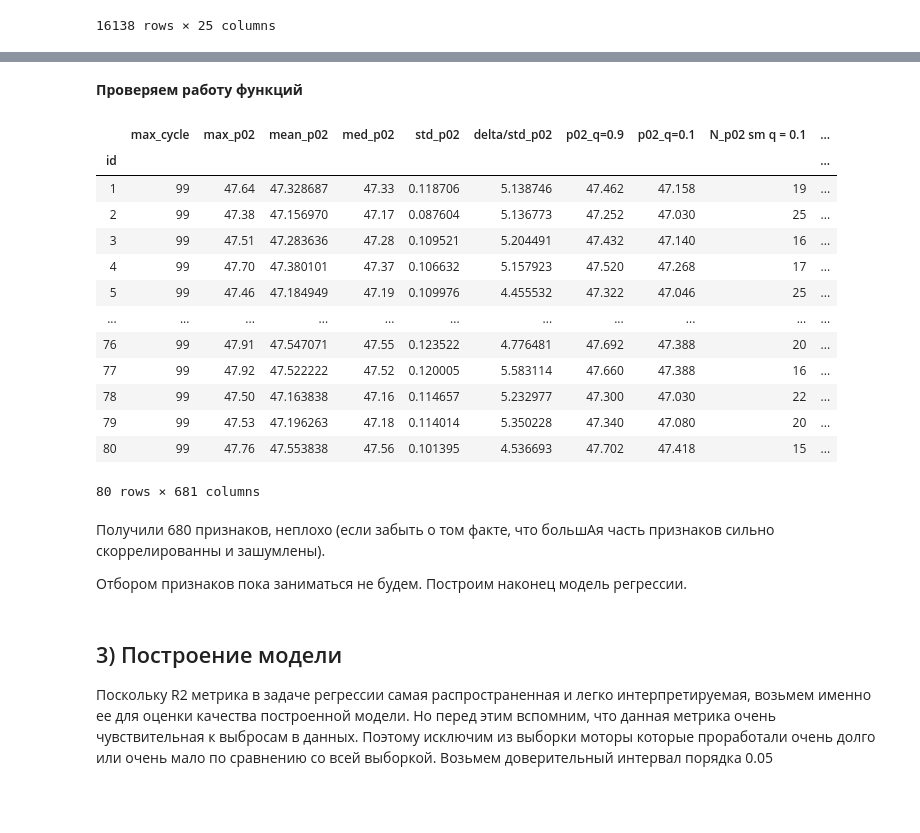
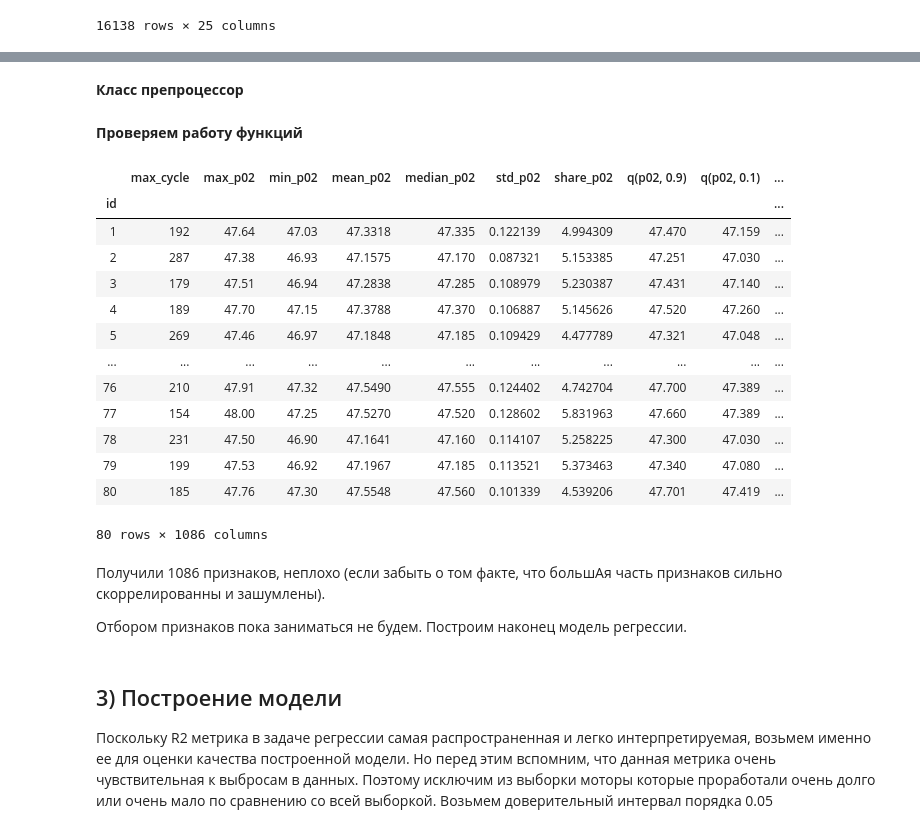
Before and after one commit to lasados/Break-prediction.-Engines, a Jupyter notebook: Crash prediction.ipynb, the cells around one changed output, grey strips where cells are left out. Saved outputs shown, nothing was run; the diff lists cells and outputs as text; code cells hidden in the pictures; blank space fills up the shorter version.

```diff
--- a/Crash prediction.ipynb
+++ b/Crash prediction.ipynb
@@ -73,7 +72,0 @@ data_raw
-# %%
-# Delete const
-for column in data_raw.columns:
-    # If only one unique in column -> delete column
-    if len(data_raw[column].unique())==1:
-        data_raw.drop(columns=column, inplace=True)
-data_raw.shape
@@ -226,0 +89,2 @@ def create_df(cycles=100, full_cycles=False, columns=data_raw.columns[:]):
+# %% [markdown]
+**Класс препроцессор**
@@ -227,24 +203,26 @@ def create_df(cycles=100, full_cycles=False, columns=data_raw.columns[:]):
 # %% [markdown]
 **Проверяем работу функций**
-# %%
-create_df()
-# %% [output]
-|  | max_cycle | max_p02 | mean_p02 | med_p02 | std_p02 | delta/std_p02 | p02_q=0.9 | p02_q=0.1 | N_p02 sm q = 0.1 | ... |
-| id |  |  |  |  |  |  |  |  |  | ... |
-| 1 | 99 | 47.64 | 47.328687 | 47.33 | 0.118706 | 5.138746 | 47.462 | 47.158 | 19 | ... |
-| 2 | 99 | 47.38 | 47.156970 | 47.17 | 0.087604 | 5.136773 | 47.252 | 47.030 | 25 | ... |
-| 3 | 99 | 47.51 | 47.283636 | 47.28 | 0.109521 | 5.204491 | 47.432 | 47.140 | 16 | ... |
-| 4 | 99 | 47.70 | 47.380101 | 47.37 | 0.106632 | 5.157923 | 47.520 | 47.268 | 17 | ... |
-| 5 | 99 | 47.46 | 47.184949 | 47.19 | 0.109976 | 4.455532 | 47.322 | 47.046 | 25 | ... |
-| ... | ... | ... | ... | ... | ... | ... | ... | ... | ... | ... |
-| 76 | 99 | 47.91 | 47.547071 | 47.55 | 0.123522 | 4.776481 | 47.692 | 47.388 | 20 | ... |
-| 77 | 99 | 47.92 | 47.522222 | 47.52 | 0.120005 | 5.583114 | 47.660 | 47.388 | 16 | ... |
-| 78 | 99 | 47.50 | 47.163838 | 47.16 | 0.114657 | 5.232977 | 47.300 | 47.030 | 22 | ... |
-| 79 | 99 | 47.53 | 47.196263 | 47.18 | 0.114014 | 5.350228 | 47.340 | 47.080 | 20 | ... |
-| 80 | 99 | 47.76 | 47.553838 | 47.56 | 0.101395 | 4.536693 | 47.702 | 47.418 | 15 | ... |
-80 rows × 681 columns
+# %%
+pr = WindowPreprocessor(data_raw, window_length=100)
+check_data = pr.fit_transform()
+check_data
+# %% [output]
+|  | max_cycle | max_p02 | min_p02 | mean_p02 | median_p02 | std_p02 | share_p02 | q(p02, 0.9) | q(p02, 0.1) | ... |
+| id |  |  |  |  |  |  |  |  |  | ... |
+| 1 | 192 | 47.64 | 47.03 | 47.3318 | 47.335 | 0.122139 | 4.994309 | 47.470 | 47.159 | ... |
+| 2 | 287 | 47.38 | 46.93 | 47.1575 | 47.170 | 0.087321 | 5.153385 | 47.251 | 47.030 | ... |
+| 3 | 179 | 47.51 | 46.94 | 47.2838 | 47.285 | 0.108979 | 5.230387 | 47.431 | 47.140 | ... |
+| 4 | 189 | 47.70 | 47.15 | 47.3788 | 47.370 | 0.106887 | 5.145626 | 47.520 | 47.260 | ... |
+| 5 | 269 | 47.46 | 46.97 | 47.1848 | 47.185 | 0.109429 | 4.477789 | 47.321 | 47.048 | ... |
+| ... | ... | ... | ... | ... | ... | ... | ... | ... | ... | ... |
+| 76 | 210 | 47.91 | 47.32 | 47.5490 | 47.555 | 0.124402 | 4.742704 | 47.700 | 47.389 | ... |
+| 77 | 154 | 48.00 | 47.25 | 47.5270 | 47.520 | 0.128602 | 5.831963 | 47.660 | 47.389 | ... |
+| 78 | 231 | 47.50 | 46.90 | 47.1641 | 47.160 | 0.114107 | 5.258225 | 47.300 | 47.030 | ... |
+| 79 | 199 | 47.53 | 46.92 | 47.1967 | 47.185 | 0.113521 | 5.373463 | 47.340 | 47.080 | ... |
+| 80 | 185 | 47.76 | 47.30 | 47.5548 | 47.560 | 0.101339 | 4.539206 | 47.701 | 47.419 | ... |
+80 rows × 1086 columns
 # %% [markdown]
-Получили 680 признаков, неплохо (если забыть о том факте, что большAя часть признаков сильно скоррелированны и зашумлены).
+Получили 1086 признаков, неплохо (если забыть о том факте, что большAя часть признаков сильно скоррелированны и зашумлены).
 
 Отбором признаков пока заниматься не будем. Построим наконец модель регрессии.
 # %% [markdown]
```
Also changed, not shown: parts of 15 cells of this notebook.
